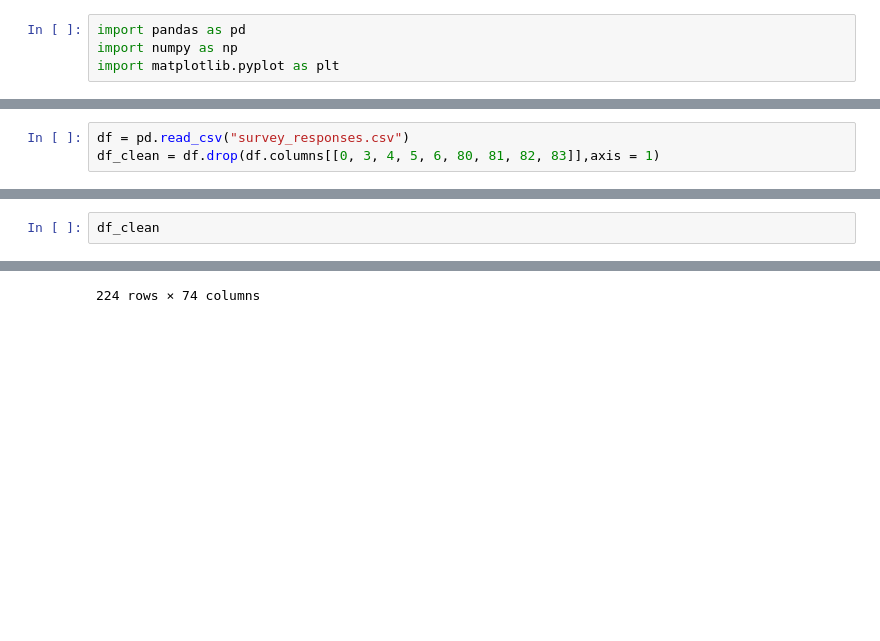
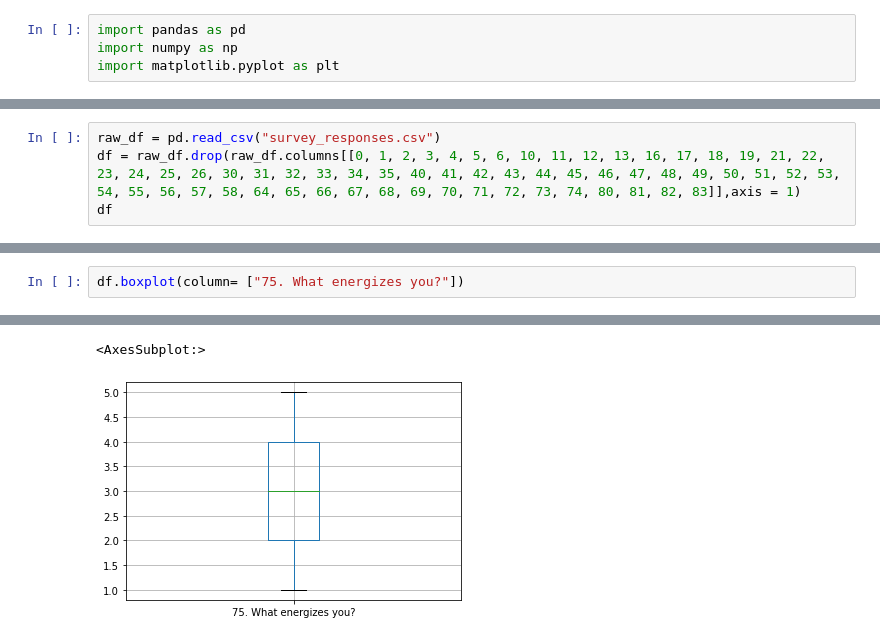
Before and after one commit to cho102/cs105_project, a Jupyter notebook: Mini-Project.ipynb, the cells around one changed output, grey strips where cells are left out. Cells and saved outputs as stored; diff of their text form; blank space fills up the shorter version.

```diff
--- a/Mini-Project.ipynb
+++ b/Mini-Project.ipynb
@@ -5,4 +7,5 @@ import matplotlib.pyplot as plt
 # %%
-df = pd.read_csv("survey_responses.csv")
-df_clean = df.drop(df.columns[[0, 3, 4, 5, 6, 80, 81, 82, 83]],axis = 1)
+raw_df = pd.read_csv("survey_responses.csv")
+df = raw_df.drop(raw_df.columns[[0, 1, 2, 3, 4, 5, 6, 10, 11, 12, 13, 16, 17, 18, 19, 21, 22, 23, 24, 25, 26, 30, 31, 32, 33, 34, 35, 40, 41, 42, 43, 44, 45, 46, 47, 48, 49, 50, 51, 52, 53, 54, 55, 56, 57, 58, 64, 65, 66, 67, 68, 69, 70, 71, 72, 73, 74, 80, 81, 82, 83]],axis = 1)
+df
 # %% [output]
@@ -10,3 +25,3 @@ SyntaxError: invalid syntax (3122384778.py, line 2)
 # %%
-df_clean
+df.boxplot(column= ["75. What energizes you?"])
 # %% [output]
@@ -25 +28,2 @@ df_clean
-224 rows × 74 columns
+<AxesSubplot:>
+[figure, added]
```
Also changed, not shown: parts of 3 cells of this notebook.
